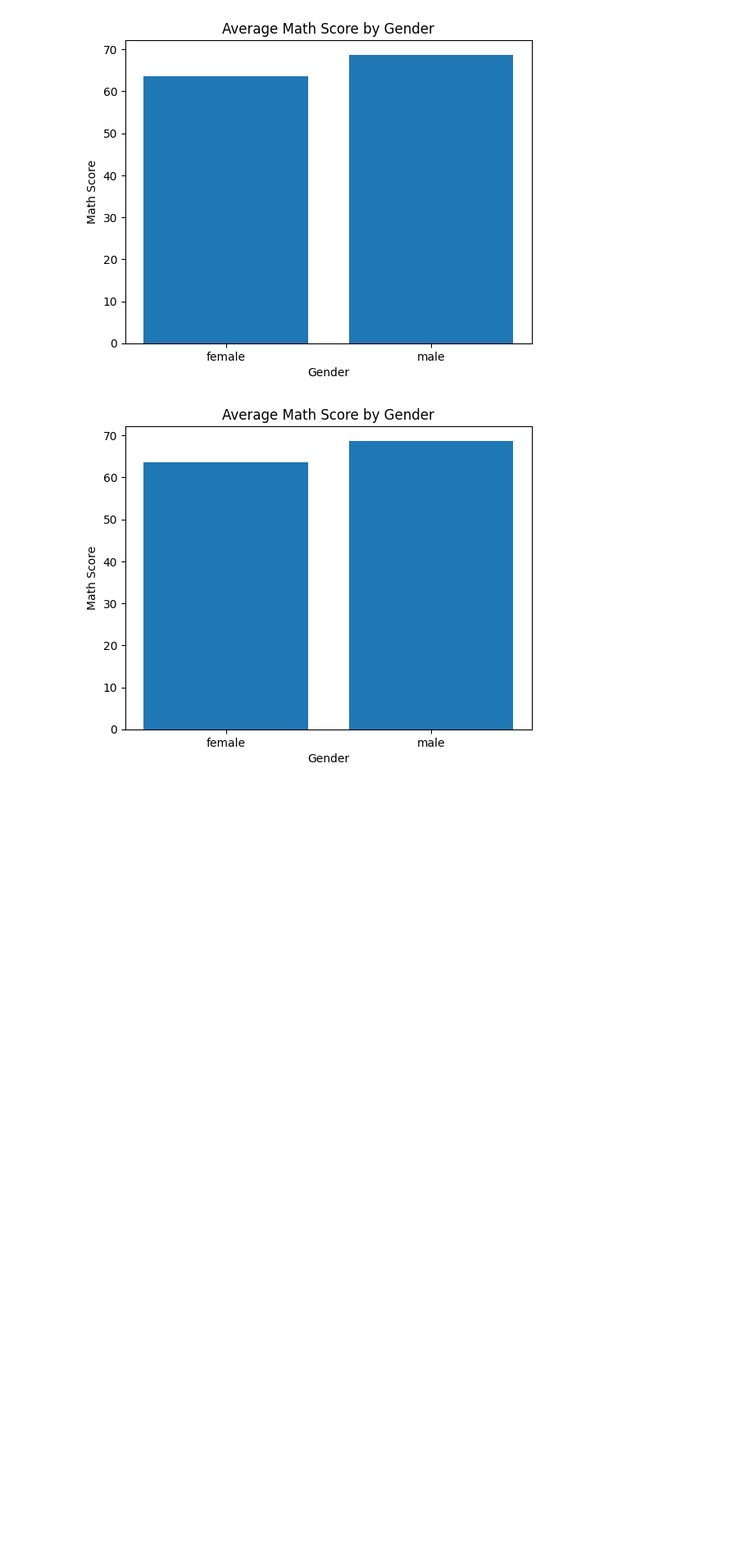
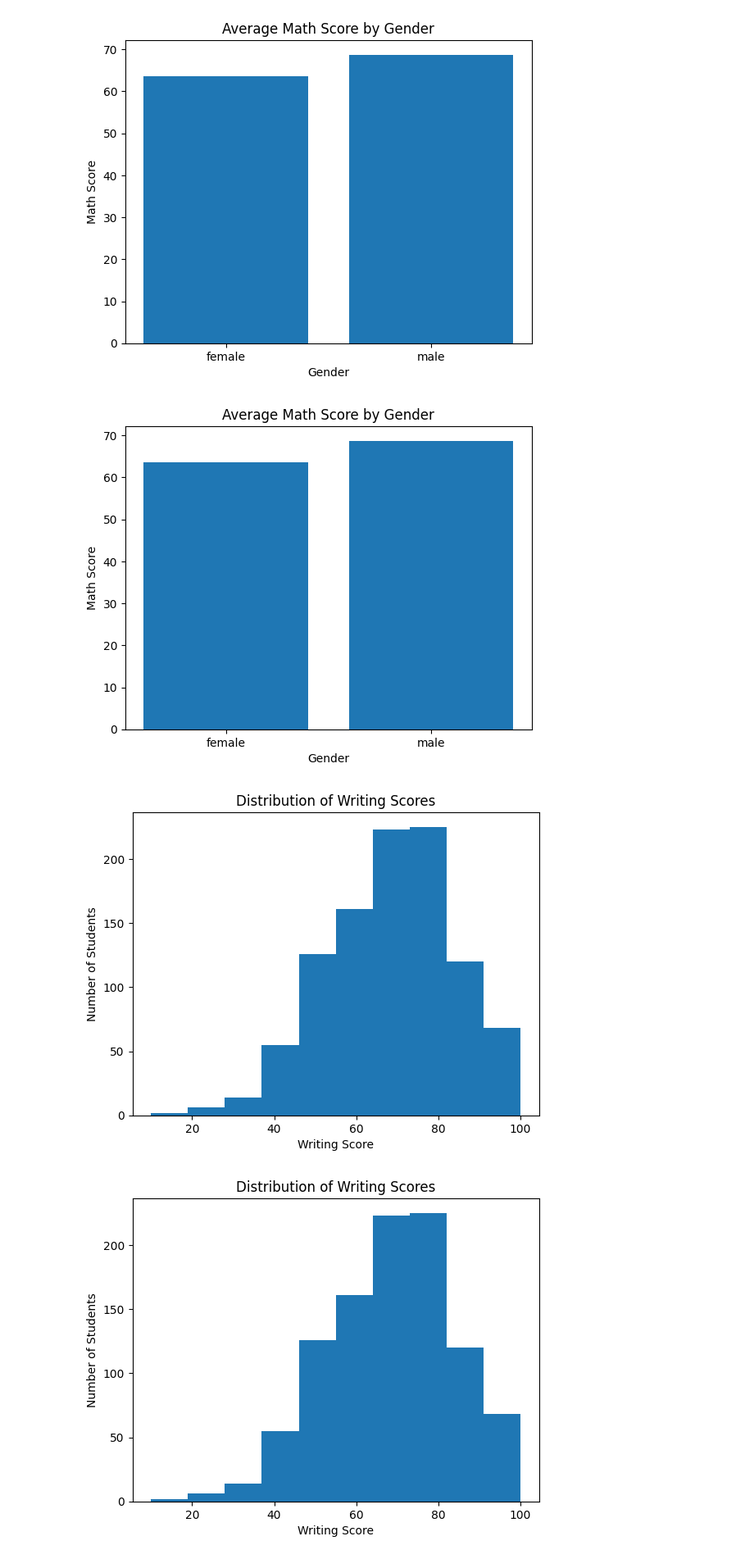
Before and after one commit to pekarcsabi/BEVADAT2022232, a Jupyter notebook: HAZI/HAZI04/HAZI04.ipynb, the cells around one changed output. Shown: that part at 82% size. Cells and saved outputs as stored; diff of their text form; code cells hidden in the pictures; blank space fills up the shorter version.

```diff
--- a/HAZI/HAZI04/HAZI04.ipynb
+++ b/HAZI/HAZI04/HAZI04.ipynb
@@ -258,6 +258,18 @@ Egy példa a kimenetre: fig
 return type: matplotlib.figure.Figure
 függvény neve: writing_hist
 '''
+# %%
+def writing_hist(df_data):
+    df_copy = df_data.copy()
+    fig, ax = plt.subplots()
+    ax.hist(df_copy['writing score'])
+    ax.set_title('Distribution of Writing Scores')
+    ax.set_xlabel('Writing Score')
+    ax.set_ylabel('Number of Students')
+    return fig
+# %% [output]
+[figure, added]
+[figure, added]
 # %%
 '''
 Készíts egy függvényt, ami a bemeneti Dataframe adatai alapján elkészít egy olyan kördiagramot,
```
Also changed, not shown: parts of 1 cell of this notebook, 2 other files.
